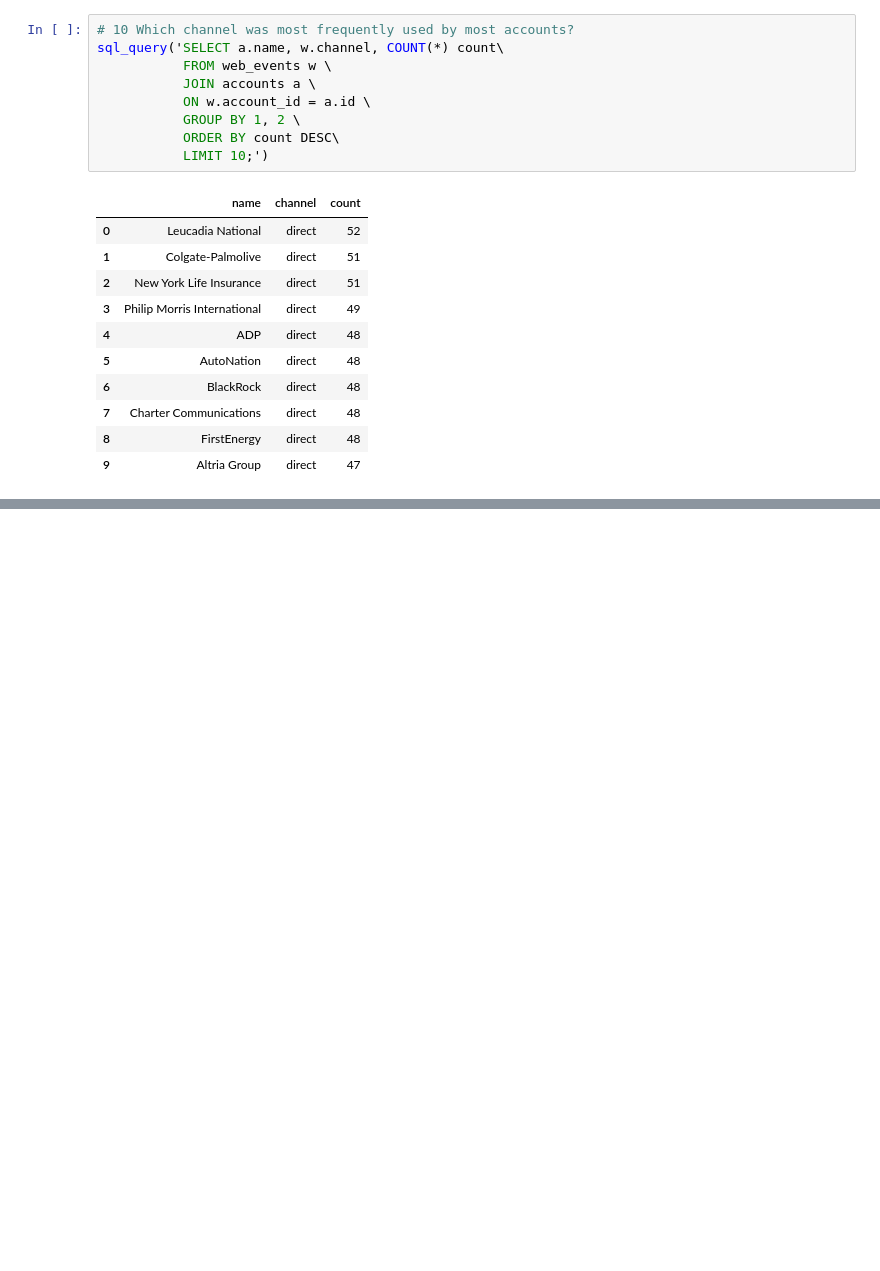
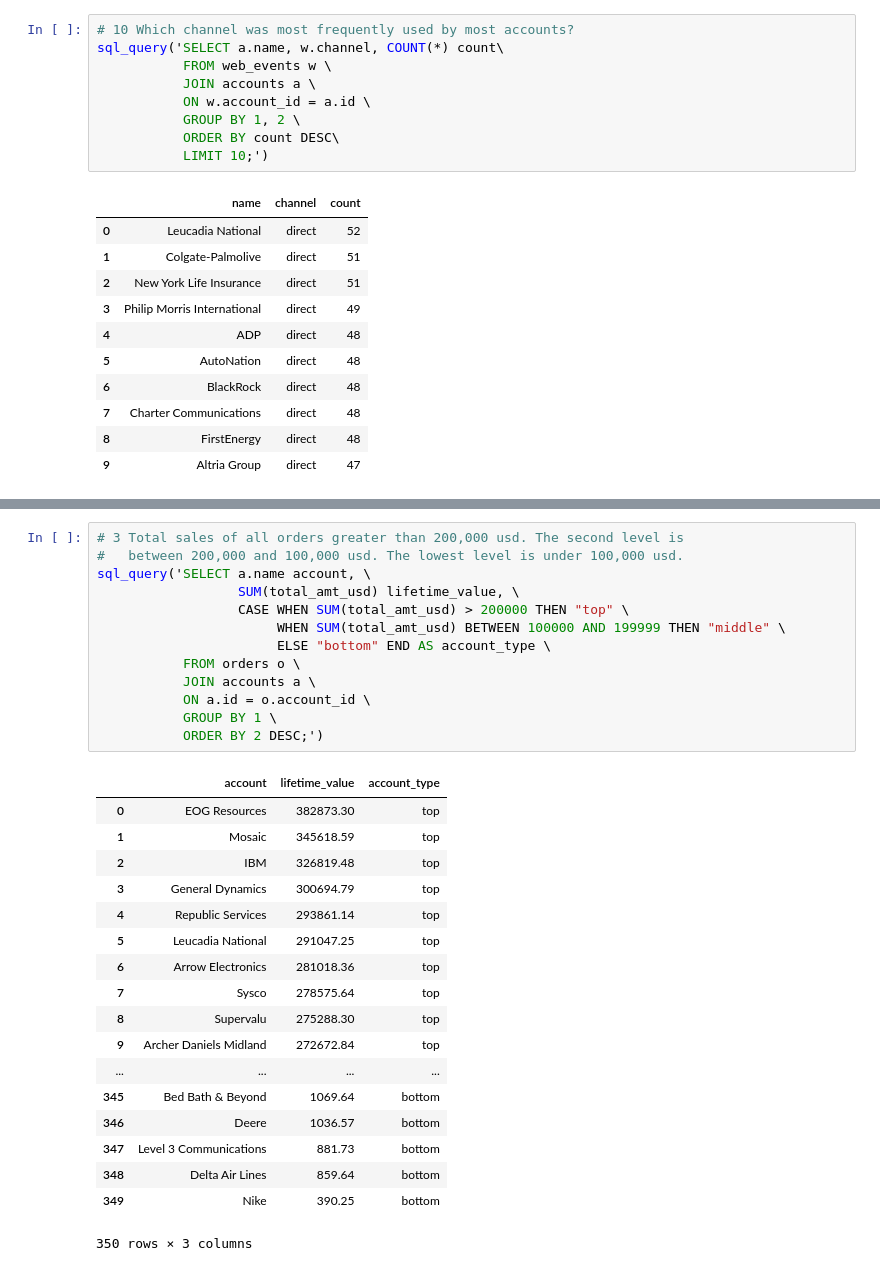
Before and after one commit to rebeccaebarnes/SQL-Practice, a Jupyter notebook: sql_practice.ipynb, the cells around one changed output, grey strips where cells are left out. Cells and saved outputs as stored; diff of their text form; blank space fills up the shorter version.

```diff
--- a/sql_practice.ipynb
+++ b/sql_practice.ipynb
@@ -2107,0 +2308,32 @@ sql_query('SELECT a.name, w.channel, COUNT(*) count\
+# %%
+# 3 Total sales of all orders greater than 200,000 usd. The second level is
+#   between 200,000 and 100,000 usd. The lowest level is under 100,000 usd.
+sql_query('SELECT a.name account, \
+                  SUM(total_amt_usd) lifetime_value, \
+                  CASE WHEN SUM(total_amt_usd) > 200000 THEN "top" \
+                       WHEN SUM(total_amt_usd) BETWEEN 100000 AND 199999 THEN "middle" \
+                       ELSE "bottom" END AS account_type \
+           FROM orders o \
+           JOIN accounts a \
+           ON a.id = o.account_id \
+           GROUP BY 1 \
+           ORDER BY 2 DESC;')
+# %% [output]
+|  | account | lifetime_value | account_type |
+| 0 | EOG Resources | 382873.30 | top |
+| 1 | Mosaic | 345618.59 | top |
+| 2 | IBM | 326819.48 | top |
+| 3 | General Dynamics | 300694.79 | top |
+| 4 | Republic Services | 293861.14 | top |
+| 5 | Leucadia National | 291047.25 | top |
+| 6 | Arrow Electronics | 281018.36 | top |
+| 7 | Sysco | 278575.64 | top |
+| 8 | Supervalu | 275288.30 | top |
+| 9 | Archer Daniels Midland | 272672.84 | top |
+| ... | ... | ... | ... |
+| 345 | Bed Bath & Beyond | 1069.64 | bottom |
+| 346 | Deere | 1036.57 | bottom |
+| 347 | Level 3 Communications | 881.73 | bottom |
+| 348 | Delta Air Lines | 859.64 | bottom |
+| 349 | Nike | 390.25 | bottom |
+350 rows × 3 columns
```
Also changed, not shown: parts of 21 cells of this notebook.
